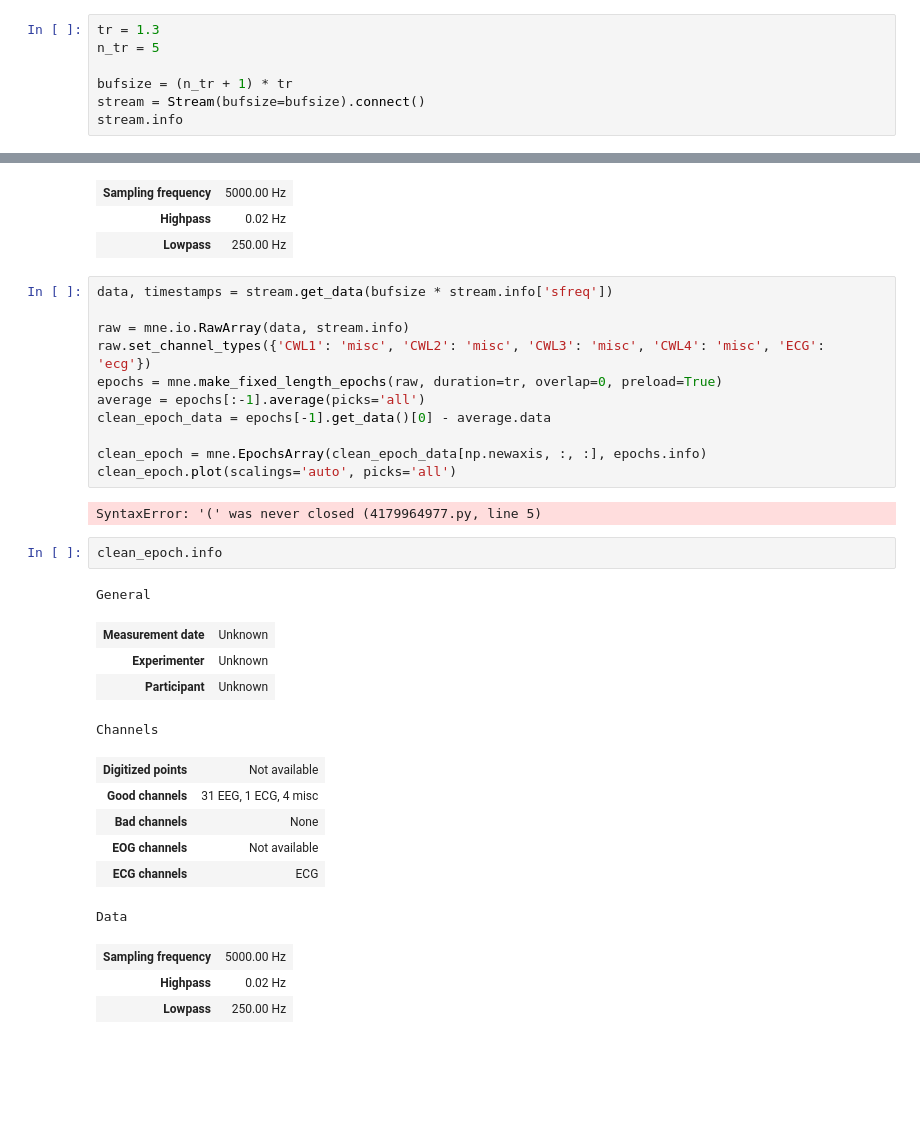
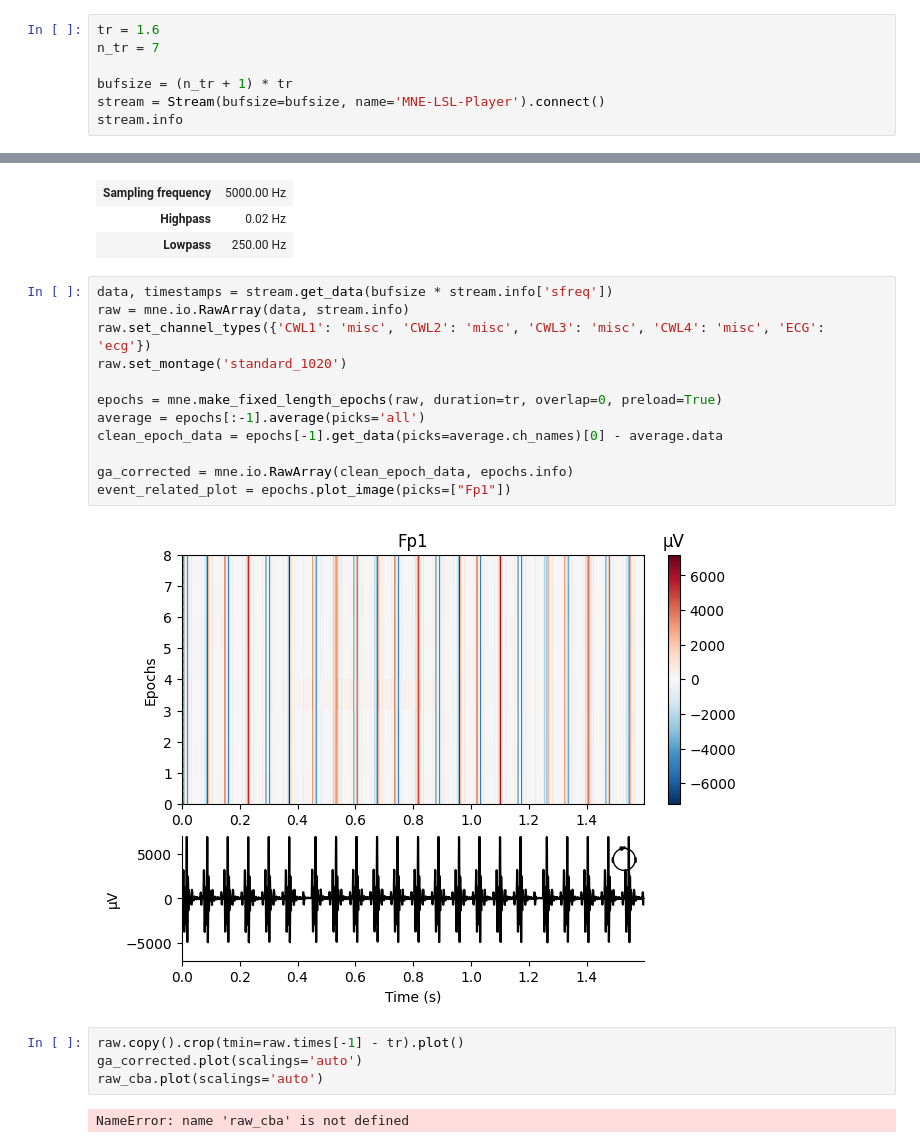
Before and after one commit to vferat/NeuXus, a Jupyter notebook: mne_lsl.ipynb, the cells around one changed output, grey strips where cells are left out. Saved outputs shown, nothing was run; the diff lists cells and outputs as text; blank space fills up the shorter version.

```diff
--- a/mne_lsl.ipynb
+++ b/mne_lsl.ipynb
@@ -37,11 +35,11 @@ Data
 | Highpass | 0.02 Hz |
 | Lowpass | 250.00 Hz |
 # %%
-tr = 1.3
-n_tr = 5
+tr = 1.6
+n_tr = 7
 
 bufsize = (n_tr + 1) * tr
-stream = Stream(bufsize=bufsize).connect()
+stream = Stream(bufsize=bufsize, name='MNE-LSL-Player').connect()
 stream.info
 # %% [output]
 General
@@ -60,31 +58,21 @@ Data
 | Lowpass | 250.00 Hz |
 # %%
 data, timestamps = stream.get_data(bufsize * stream.info['sfreq'])
-
 raw = mne.io.RawArray(data, stream.info)
 raw.set_channel_types({'CWL1': 'misc', 'CWL2': 'misc', 'CWL3': 'misc', 'CWL4': 'misc', 'ECG': 'ecg'})
+raw.set_montage('standard_1020')
+
 epochs = mne.make_fixed_length_epochs(raw, duration=tr, overlap=0, preload=True)
 average = epochs[:-1].average(picks='all')
-clean_epoch_data = epochs[-1].get_data()[0] - average.data
+clean_epoch_data = epochs[-1].get_data(picks=average.ch_names)[0] - average.data
 
-clean_epoch = mne.EpochsArray(clean_epoch_data[np.newaxis, :, :], epochs.info)
-clean_epoch.plot(scalings='auto', picks='all')
+ga_corrected = mne.io.RawArray(clean_epoch_data, epochs.info)
+event_related_plot = epochs.plot_image(picks=["Fp1"])
 # %% [output]
-SyntaxError: '(' was never closed (4179964977.py, line 5)
+[figure, added]
-# %%
-clean_epoch.info
-# %% [output]
-General
-| Measurement date | Unknown |
-| Experimenter | Unknown |
-| Participant | Unknown |
-Channels
-| Digitized points | Not available |
-| Good channels | 31 EEG, 1 ECG, 4 misc |
-| Bad channels | None |
-| EOG channels | Not available |
-| ECG channels | ECG |
-Data
-| Sampling frequency | 5000.00 Hz |
-| Highpass | 0.02 Hz |
-| Lowpass | 250.00 Hz |
+# %%
+raw.copy().crop(tmin=raw.times[-1] - tr).plot()
+ga_corrected.plot(scalings='auto')
+raw_cba.plot(scalings='auto')
+# %% [output]
+NameError: name 'raw_cba' is not defined
```
Also changed, not shown: parts of 10 cells of this notebook.
